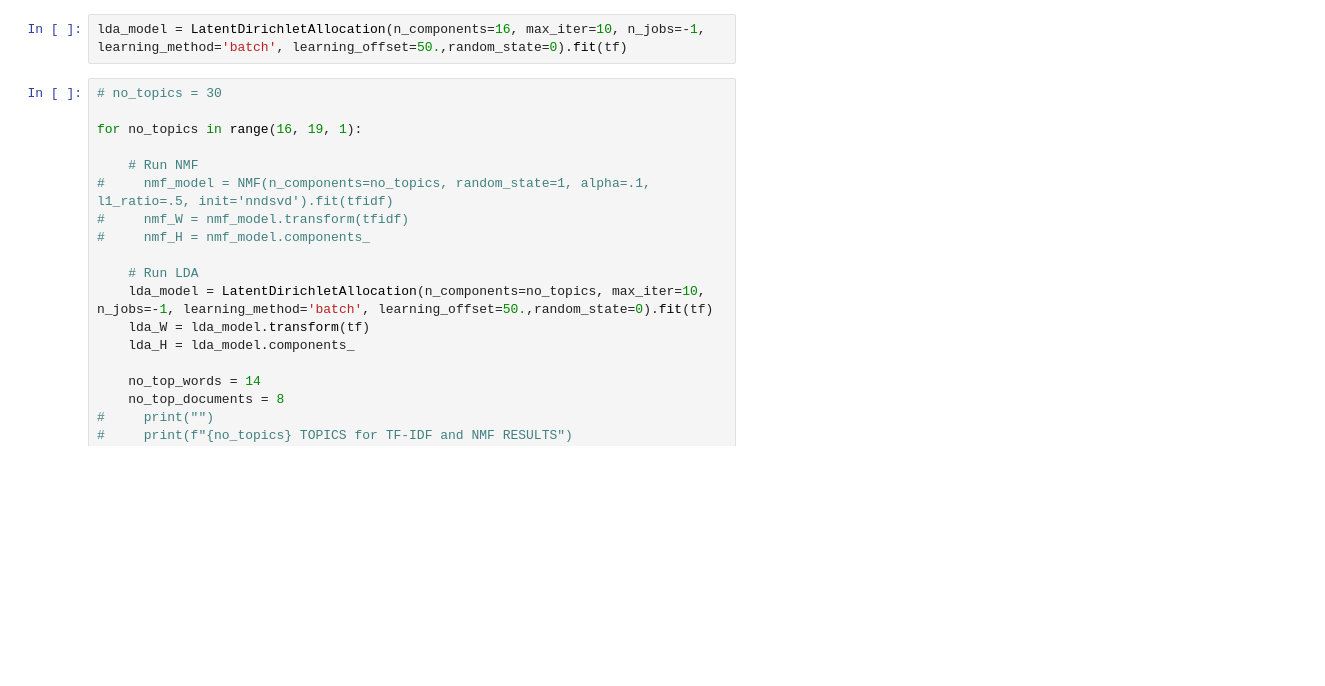
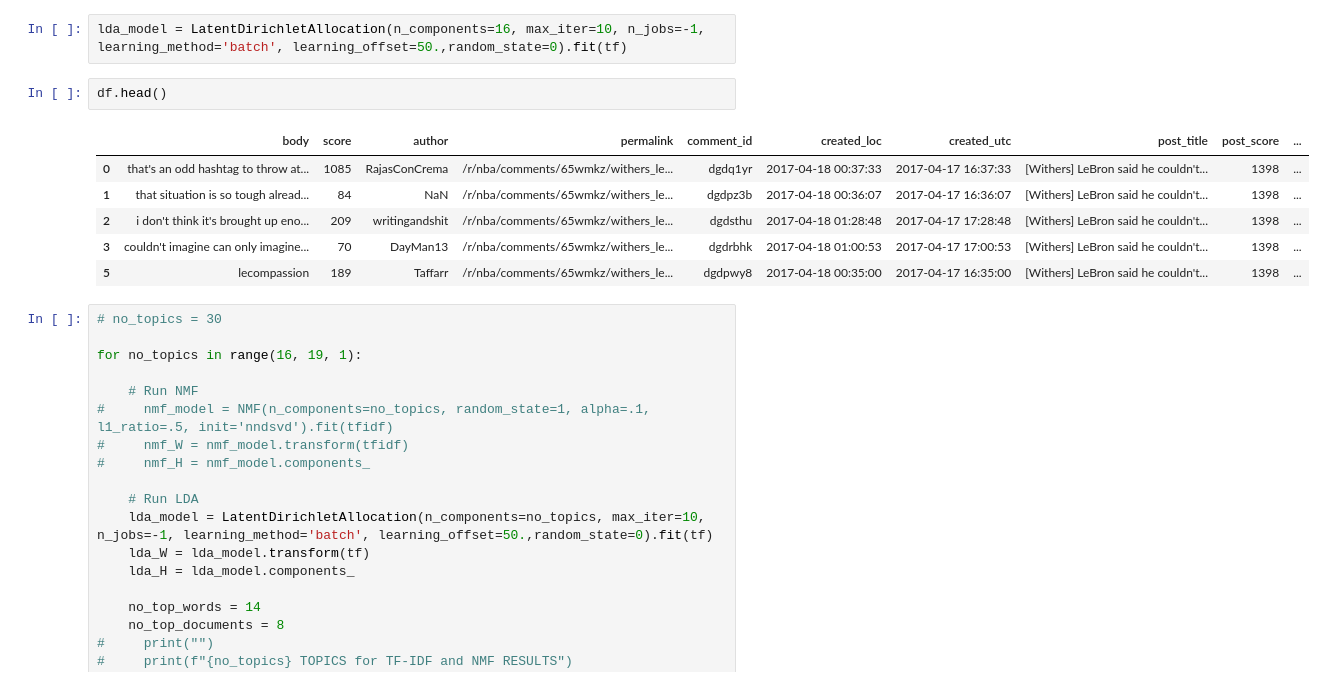
Before and after one commit to spencertollefson/lebron_james_nlp, a Jupyter notebook: nlp_processes.ipynb, the cells around one changed output. Cells and saved outputs as stored; diff of their text form; blank space fills up the shorter version.

```diff
--- a/nlp_processes.ipynb
+++ b/nlp_processes.ipynb
@@ -1434,6 +1434,15 @@ tf = tf_vectorizer.fit_transform(documents)
 tf_feature_names = tf_vectorizer.get_feature_names()
 # %%
 lda_model = LatentDirichletAllocation(n_components=16, max_iter=10, n_jobs=-1, learning_method='batch', learning_offset=50.,random_state=0).fit(tf)
+# %%
+df.head()
+# %% [output]
+|  | body | score | author | permalink | comment_id | created_loc | created_utc | post_title | post_score | ... |
+| 0 | that's an odd hashtag to throw at... | 1085 | RajasConCrema | /r/nba/comments/65wmkz/withers_le... | dgdq1yr | 2017-04-18 00:37:33 | 2017-04-17 16:37:33 | [Withers] LeBron said he couldn't... | 1398 | ... |
+| 1 | that situation is so tough alread... | 84 | NaN | /r/nba/comments/65wmkz/withers_le... | dgdpz3b | 2017-04-18 00:36:07 | 2017-04-17 16:36:07 | [Withers] LeBron said he couldn't... | 1398 | ... |
+| 2 | i don't think it's brought up eno... | 209 | writingandshit | /r/nba/comments/65wmkz/withers_le... | dgdsthu | 2017-04-18 01:28:48 | 2017-04-17 17:28:48 | [Withers] LeBron said he couldn't... | 1398 | ... |
+| 3 | couldn't imagine can only imagine... | 70 | DayMan13 | /r/nba/comments/65wmkz/withers_le... | dgdrbhk | 2017-04-18 01:00:53 | 2017-04-17 17:00:53 | [Withers] LeBron said he couldn't... | 1398 | ... |
+| 5 | lecompassion | 189 | Taffarr | /r/nba/comments/65wmkz/withers_le... | dgdpwy8 | 2017-04-18 00:35:00 | 2017-04-17 16:35:00 | [Withers] LeBron said he couldn't... | 1398 | ... |
 # %%
 # no_topics = 30
 
```
Also changed, not shown: 1 other file.
